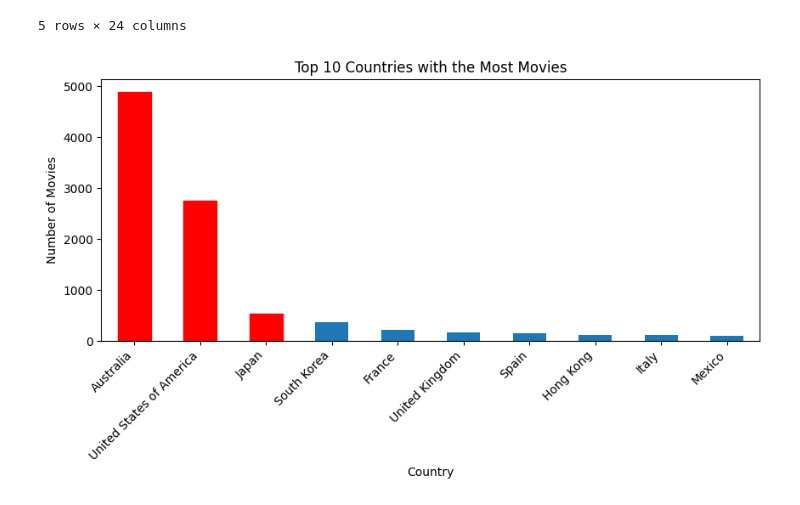
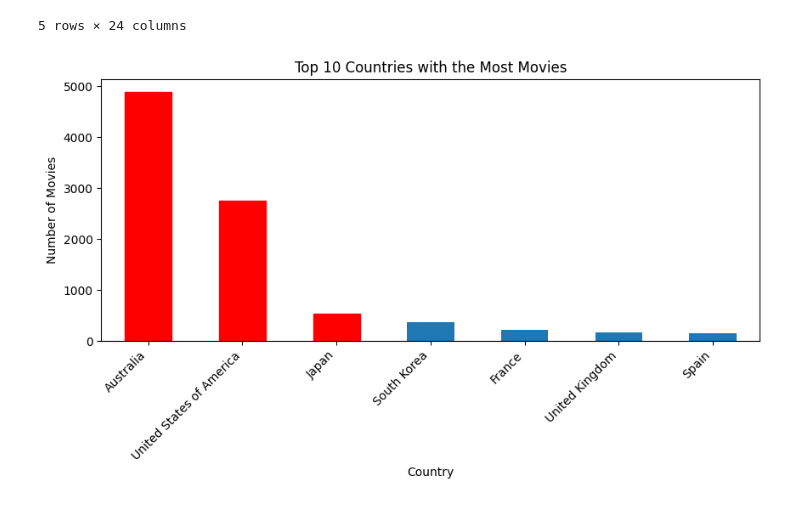
Before and after one commit to Xiaotong1120/Exploratory-Data-Analysis-on-Movie-Characters-MBTI-Personality-Types-, a Jupyter notebook: Geographic_EDA.ipynb, the cells around one changed output. Drawn from its saved outputs; the diff is of its cells as text; code cells hidden in the pictures.

```diff
--- a/Geographic_EDA.ipynb
+++ b/Geographic_EDA.ipynb
@@ -264,24 +264,24 @@ df_imdb_mbti.head()
 5 rows × 24 columns
 # %%
 ## List the top 10 countries with the most movies
-top_count = df_imdb_mbti['country'].value_counts().head(10)
+top_count = df_imdb_mbti['country'].value_counts().head(7)
 
 ## Plot them and highlight the top 3
 plt.figure(figsize=(10, 4))
 ax = plt.gca()
 top_count.plot.bar(ax=ax)
 ax.set_xticklabels(ax.get_xticklabels(), rotation=45, ha='right')
 ax.set_title('Top 10 Countries with the Most Movies')
 ax.set_xlabel('Country')
 ax.set_ylabel('Number of Movies')
 
 # Highlighting the top 3 countries
 for i in range(3):
     ax.get_children()[i].set_color('red')
 
 # save the figure
 fig.savefig(fig_save_path + "/top_10_countries.png")
 # %% [output]
-[figure, old version]
+[figure, new version]
 # %%
 ## Plot the
```
